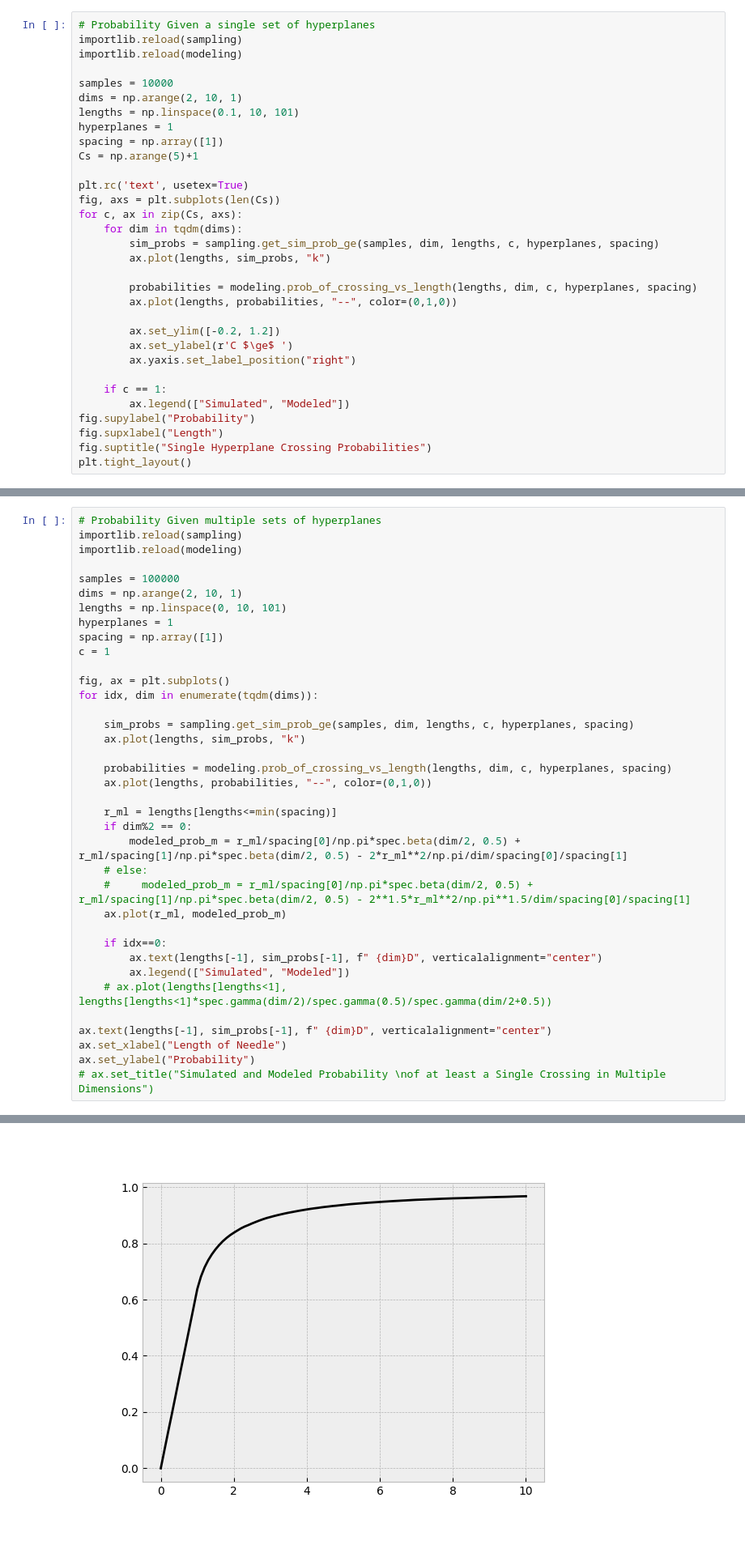
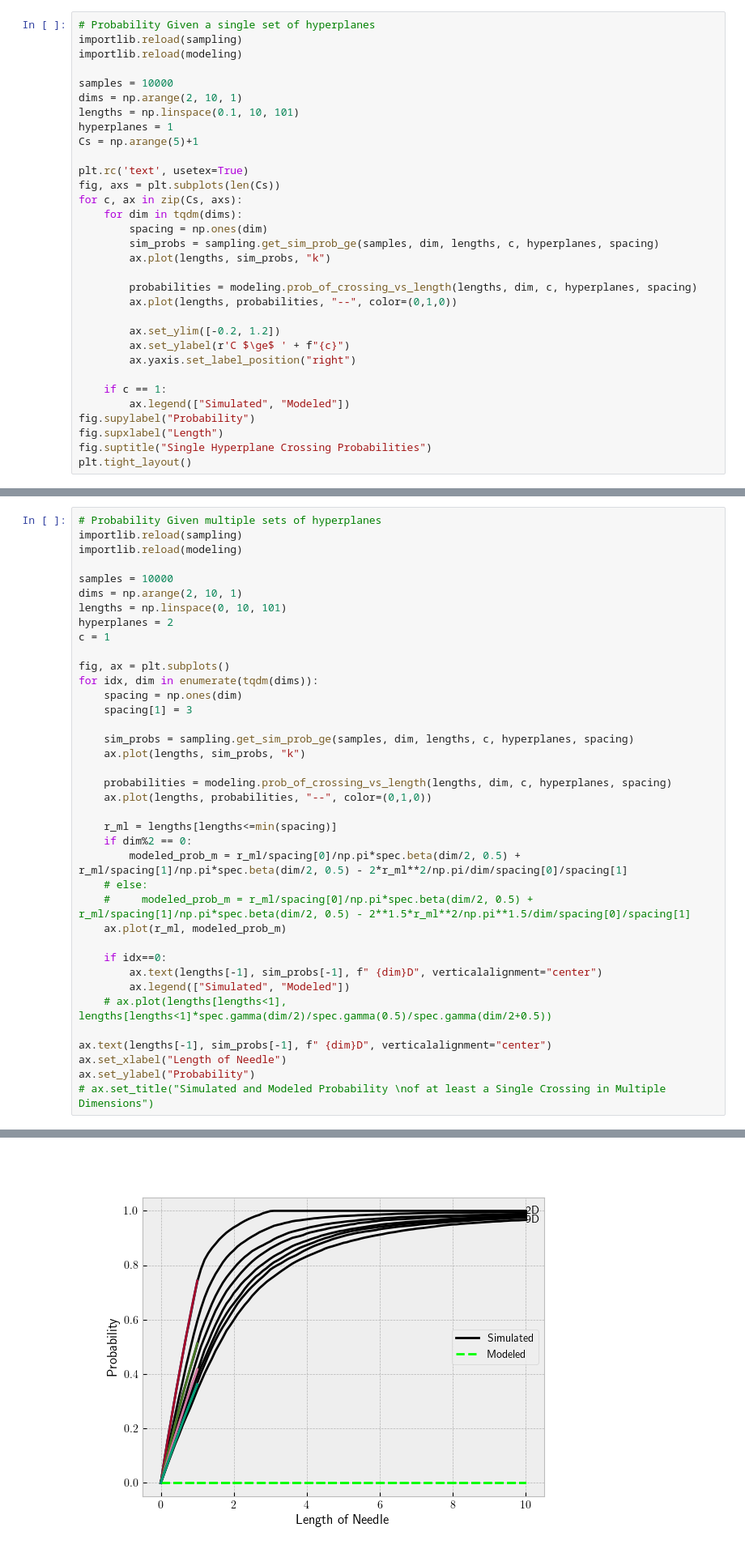
Before and after one commit to aechoi/buffon_extension, a Jupyter notebook: src/demo_notebook.ipynb, the cells around one changed output, grey strips where cells are left out. Shown at 81% size. Drawn from its saved outputs; the diff is of its cells as text.

```diff
--- a/src/demo_notebook.ipynb
+++ b/src/demo_notebook.ipynb
@@ -22,13 +22,13 @@ samples = 10000
 dims = np.arange(2, 10, 1)
 lengths = np.linspace(0.1, 10, 101)
 hyperplanes = 1
-spacing = np.array([1])
 Cs = np.arange(5)+1
 
 plt.rc('text', usetex=True)
 fig, axs = plt.subplots(len(Cs))
 for c, ax in zip(Cs, axs):
     for dim in tqdm(dims):
+        spacing = np.ones(dim)
         sim_probs = sampling.get_sim_prob_ge(samples, dim, lengths, c, hyperplanes, spacing)
         ax.plot(lengths, sim_probs, "k")
 
@@ -36,7 +36,7 @@ for c, ax in zip(Cs, axs):
         ax.plot(lengths, probabilities, "--", color=(0,1,0))
 
         ax.set_ylim([-0.2, 1.2])
-        ax.set_ylabel(r'C $\ge$ ')
+        ax.set_ylabel(r'C $\ge$ ' + f"{c}")
         ax.yaxis.set_label_position("right")
 
     if c == 1:
@@ -52,15 +52,16 @@ plt.tight_layout()
 importlib.reload(sampling)
 importlib.reload(modeling)
 
-samples = 100000
+samples = 10000
 dims = np.arange(2, 10, 1)
 lengths = np.linspace(0, 10, 101)
-hyperplanes = 1
-spacing = np.array([1])
+hyperplanes = 2
 c = 1
 
 fig, ax = plt.subplots()
 for idx, dim in enumerate(tqdm(dims)):
+    spacing = np.ones(dim)
+    spacing[1] = 3
 
     sim_probs = sampling.get_sim_prob_ge(samples, dim, lengths, c, hyperplanes, spacing)
     ax.plot(lengths, sim_probs, "k")
@@ -89,4 +90,4 @@ ValueError: operands could not be broadcast together with shapes (91,) (90,)
-[figure, old version]
+[figure, new version]
 # %%
 importlib.reload(sampling)
 # multi-spacing debug
```
Also changed, not shown: parts of 3 cells of this notebook, 1 other file.
